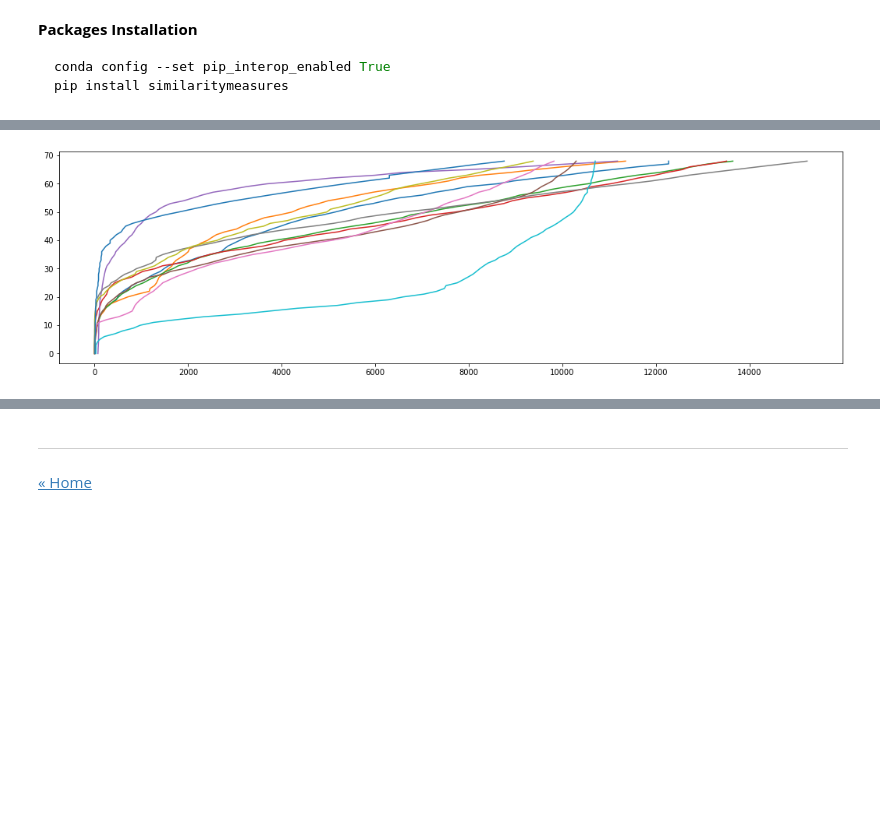
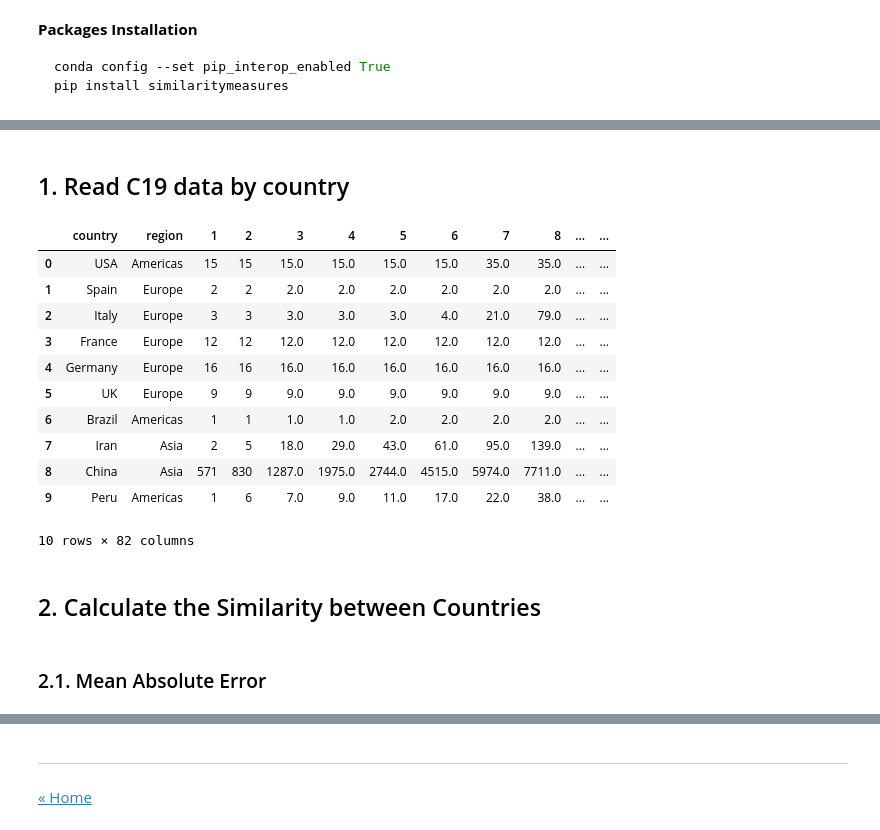
Before and after one commit to ansegura7/WebScraping_Covid19, a Jupyter notebook: analysis/curve_similarity_c19.ipynb, the cells around one changed output, grey strips where cells are left out. Drawn from its saved outputs; the diff is of its cells as text; code cells hidden in the pictures; blank space fills up the shorter version.

```diff
--- a/analysis/curve_similarity_c19.ipynb
+++ b/analysis/curve_similarity_c19.ipynb
@@ -204,10 +11,2 @@ output
-# %%
-# plot the data using Dynamic Time Warping
-plt.figure(figsize = (18, 5))
-plt.plot(exp_data[:, 0], exp_data[:, 1])
-for country in output:
-    num_data = countries_data[country]
-    plt.plot(num_data[:, 0], num_data[:, 1])
-plt.show()
-# %% [output]
-[figure, removed]
+# %% [markdown]
+## 1. Read C19 data by country
@@ -213,0 +28,18 @@ plt.show()
+# %%
+# Show first 10 rows of header dataframe
+raw_data.head(10)
+# %% [output]
+|  | country | region | 1 | 2 | 3 | 4 | 5 | 6 | 7 | 8 | ... | ... |
+| 0 | USA | Americas | 15 | 15 | 15.0 | 15.0 | 15.0 | 15.0 | 35.0 | 35.0 | ... | ... |
+| 1 | Spain | Europe | 2 | 2 | 2.0 | 2.0 | 2.0 | 2.0 | 2.0 | 2.0 | ... | ... |
+| 2 | Italy | Europe | 3 | 3 | 3.0 | 3.0 | 3.0 | 4.0 | 21.0 | 79.0 | ... | ... |
+| 3 | France | Europe | 12 | 12 | 12.0 | 12.0 | 12.0 | 12.0 | 12.0 | 12.0 | ... | ... |
+| 4 | Germany | Europe | 16 | 16 | 16.0 | 16.0 | 16.0 | 16.0 | 16.0 | 16.0 | ... | ... |
+| 5 | UK | Europe | 9 | 9 | 9.0 | 9.0 | 9.0 | 9.0 | 9.0 | 9.0 | ... | ... |
+| 6 | Brazil | Americas | 1 | 1 | 1.0 | 1.0 | 2.0 | 2.0 | 2.0 | 2.0 | ... | ... |
+| 7 | Iran | Asia | 2 | 5 | 18.0 | 29.0 | 43.0 | 61.0 | 95.0 | 139.0 | ... | ... |
+| 8 | China | Asia | 571 | 830 | 1287.0 | 1975.0 | 2744.0 | 4515.0 | 5974.0 | 7711.0 | ... | ... |
+| 9 | Peru | Americas | 1 | 6 | 7.0 | 9.0 | 11.0 | 17.0 | 22.0 | 38.0 | ... | ... |
+10 rows × 82 columns
+# %% [markdown]
+## 2. Calculate the Similarity between Countries
@@ -213,0 +80,2 @@ plt.show()
+# %% [markdown]
+### 2.1. Mean Absolute Error
```
Also changed, not shown: parts of 42 cells of this notebook, 7 other files.
